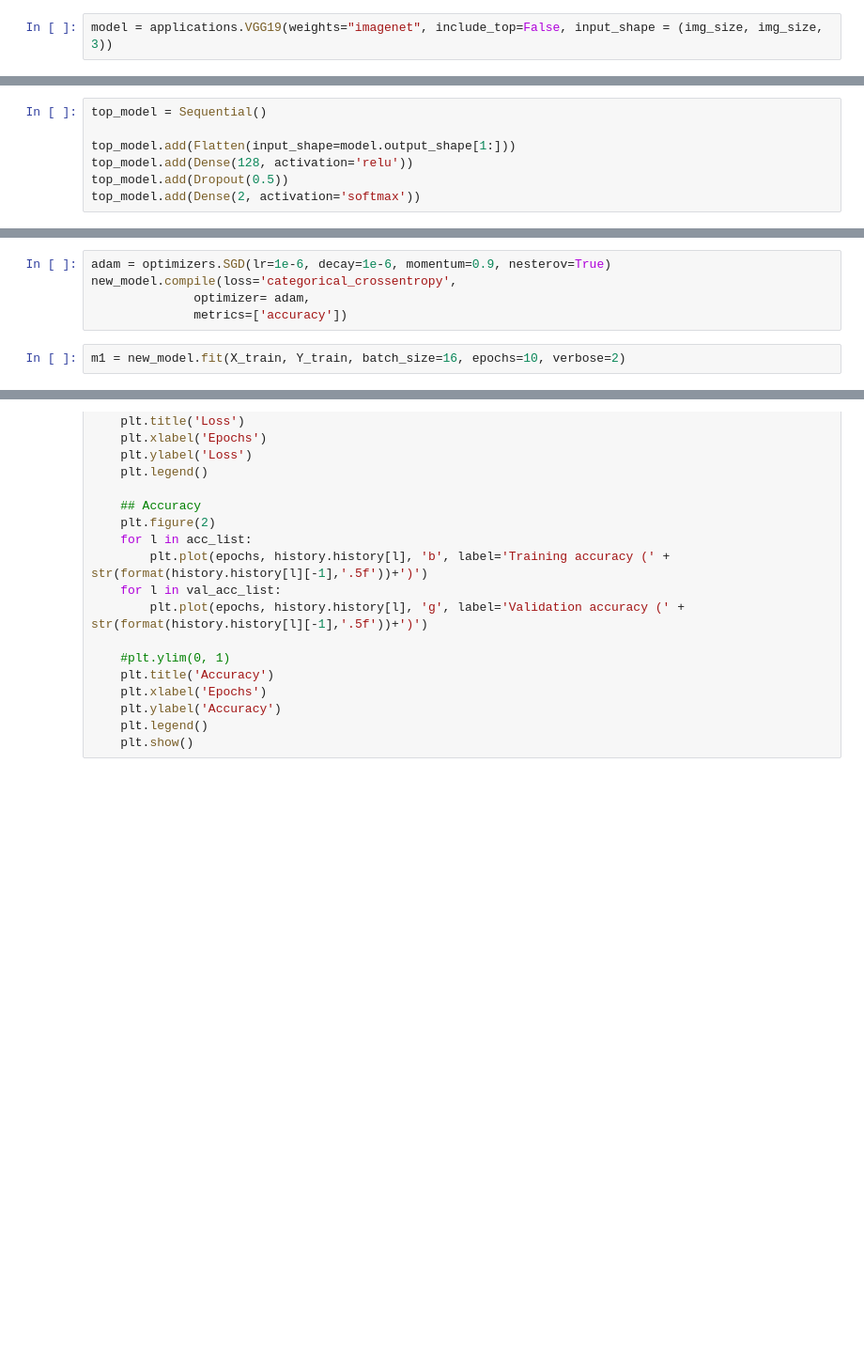
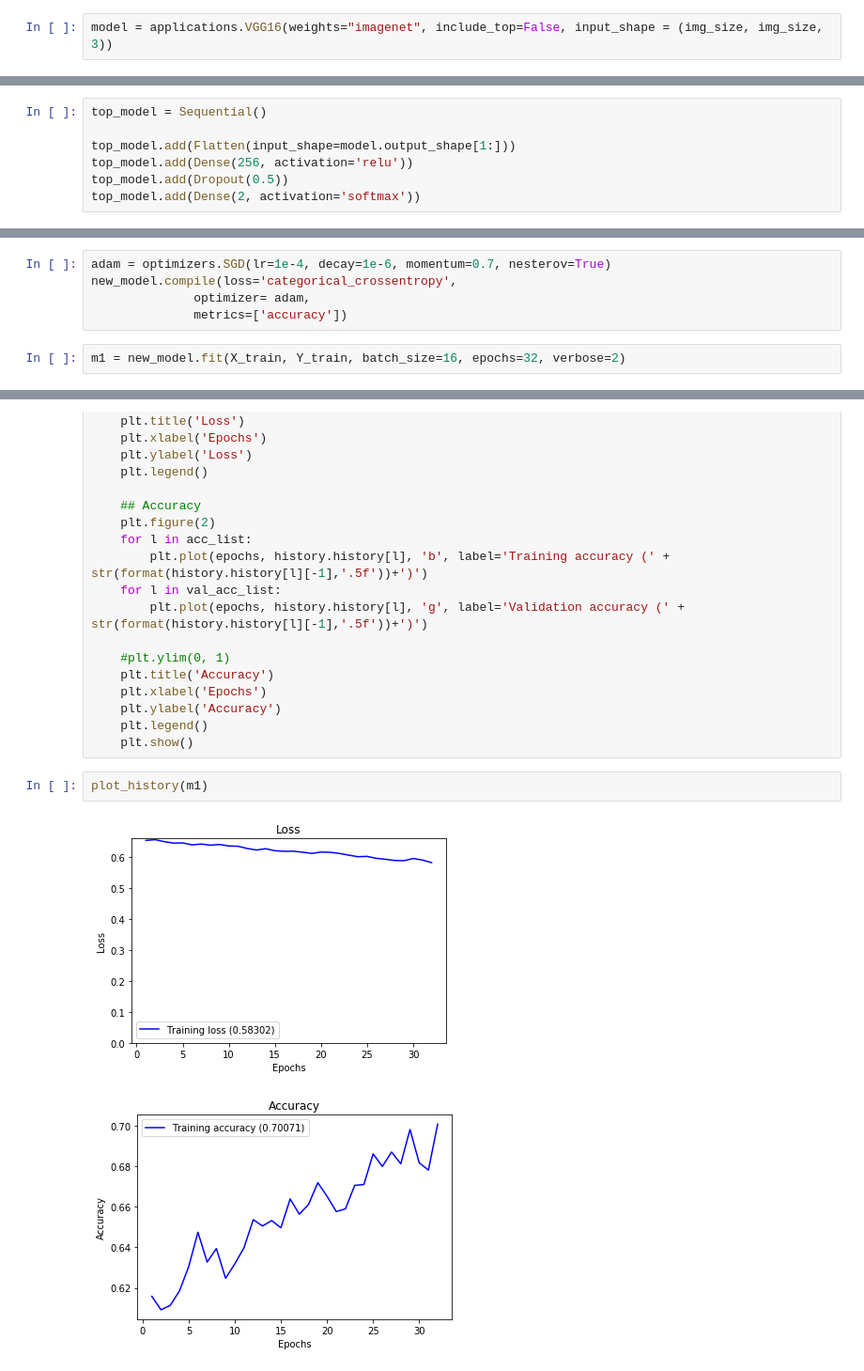
Before and after one commit to JuiceFV/tinder_bot, a Jupyter notebook: application/tinder_cnn.ipynb, the cells around one changed output, grey strips where cells are left out. Shown at 94% size. Saved outputs shown, nothing was run; the diff lists cells and outputs as text; blank space fills up the shorter version.

```diff
--- a/application/tinder_cnn.ipynb
+++ b/application/tinder_cnn.ipynb
@@ -47,6 +47,6 @@ Training label shape (2248, 2)
 Testing label shape (563, 2)
 # %%
-model = applications.VGG19(weights="imagenet", include_top=False, input_shape = (img_size, img_size, 3))
+model = applications.VGG16(weights="imagenet", include_top=False, input_shape = (img_size, img_size, 3))
 # %%
 model.summary()
 # %% [output]
@@ -71,7 +71,7 @@ _________________________________________________________________
 top_model = Sequential()
 
 top_model.add(Flatten(input_shape=model.output_shape[1:]))
-top_model.add(Dense(128, activation='relu'))
+top_model.add(Dense(256, activation='relu'))
 top_model.add(Dropout(0.5))
 top_model.add(Dense(2, activation='softmax'))
 # %%
@@ -84,10 +84,10 @@ new_model.add(top_model) # now this works
 for layer in model.layers[:21]:
     layer.trainable = False
 # %%
-adam = optimizers.SGD(lr=1e-6, decay=1e-6, momentum=0.9, nesterov=True)
+adam = optimizers.SGD(lr=1e-4, decay=1e-6, momentum=0.7, nesterov=True)
 new_model.compile(loss='categorical_crossentropy',
               optimizer= adam,
               metrics=['accuracy'])
 # %%
-m1 = new_model.fit(X_train, Y_train, batch_size=16, epochs=10, verbose=2)
+m1 = new_model.fit(X_train, Y_train, batch_size=16, epochs=32, verbose=2)
 # %% [output]
@@ -136,4 +149,9 @@ def plot_history(history):
     plt.ylabel('Accuracy')
     plt.legend()
     plt.show()
+# %%
+plot_history(m1)
+# %% [output]
+[figure, added]
+[figure, added]
 # %%
```
Also changed, not shown: parts of 5 cells of this notebook, 1 other file.
